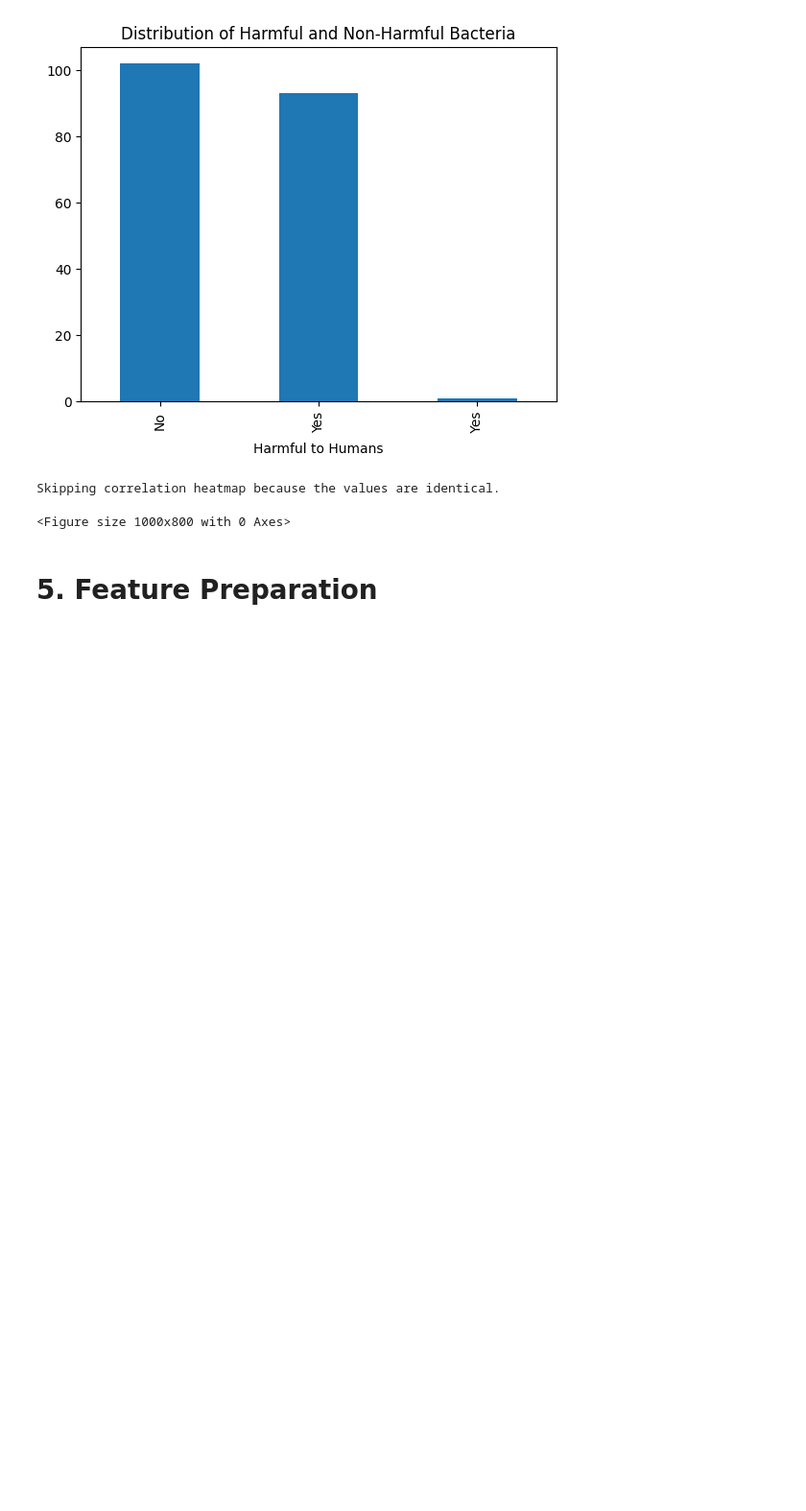
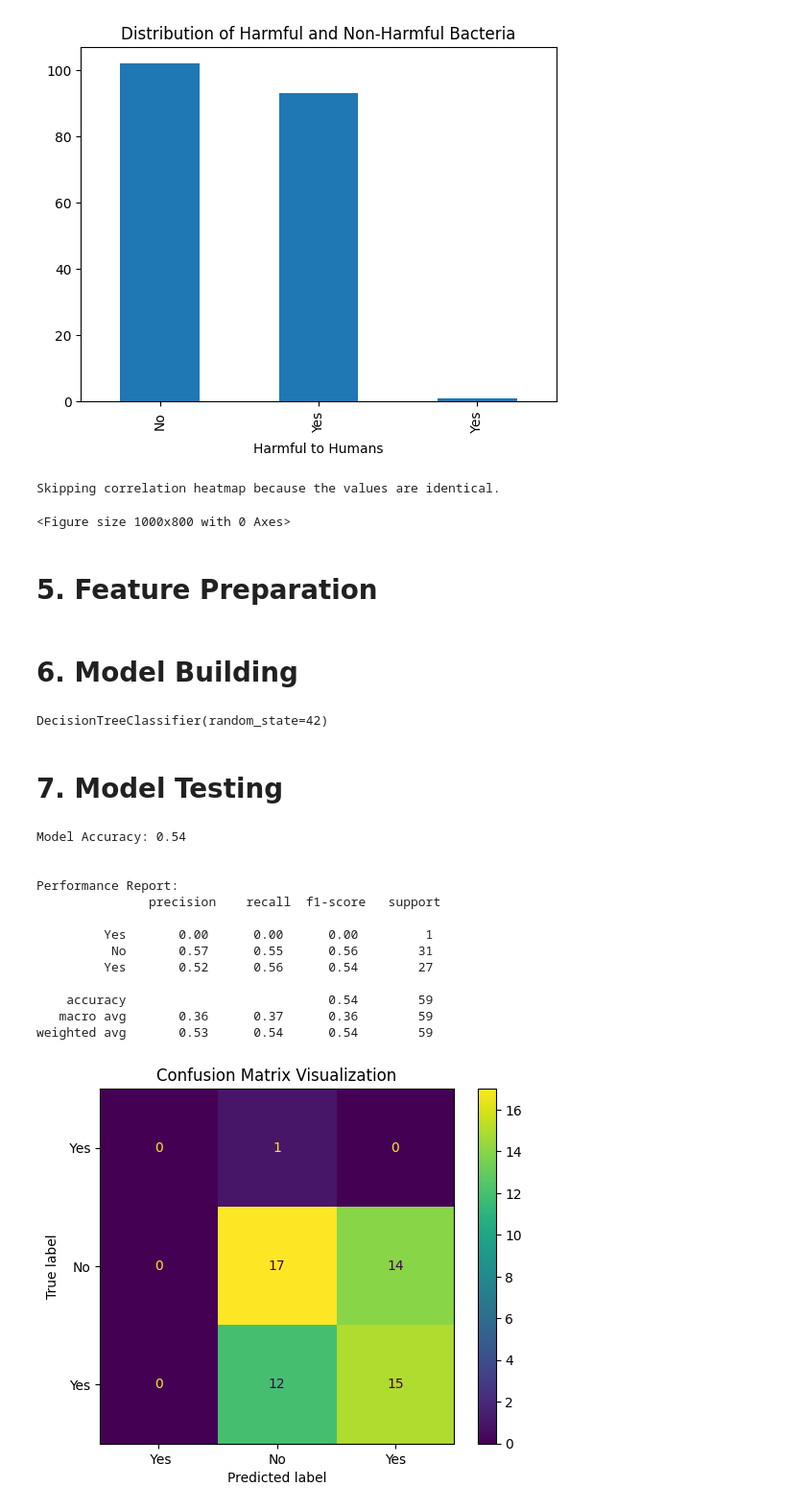
Before and after one commit to darwindc12/bacteria_analysis, a Jupyter notebook: Bacteria_Data_Analysis.ipynb, the cells around one changed output. Shown at 96% size. Drawn from its saved outputs; the diff is of its cells as text; code cells hidden in the pictures; blank space fills up the shorter version.

Commit message:
feat: add machine learning model training and testing

```diff
--- a/Bacteria_Data_Analysis.ipynb
+++ b/Bacteria_Data_Analysis.ipynb
@@ -114,3 +114,47 @@ y = df['Harmful_encoded']
 # Normalize the feature values
 scaler = StandardScaler()
 X_scaled = scaler.fit_transform(X)
+# %% [markdown]
+# 6. **Model Building**
+# %%
+# Split the data into training and testing sets
+X_train, X_test, y_train, y_test = train_test_split(X_scaled, y, test_size=0.3, random_state=42)
+
+# Create and train the model
+model = DecisionTreeClassifier(random_state=42)
+model.fit(X_train, y_train)
+# %% [output]
+DecisionTreeClassifier(random_state=42)
+# %% [markdown]
+# 7. **Model Testing**
+# %%
+# Generate predictions using the test set
+y_pred = model.predict(X_test)
+
+# Evaluate model accuracy
+accuracy = accuracy_score(y_test, y_pred)
+print(f"\nModel Accuracy: {accuracy:.2f}\n")
+
+# Display a detailed report of model performance
+print("\nPerformance Report:\n", classification_report(y_test, y_pred, target_names=encoder_harmful.classes_, zero_division=0))
+
+
+# Display confusion matrix
+disp = ConfusionMatrixDisplay.from_predictions(y_test, y_pred, display_labels=encoder_harmful.classes_)
+plt.title("Confusion Matrix Visualization")
+plt.show()
+# %% [output]
+Model Accuracy: 0.54
+
+
+Performance Report:
+               precision    recall  f1-score   support
+
+         Yes       0.00      0.00      0.00         1
+          No       0.57      0.55      0.56        31
+         Yes       0.52      0.56      0.54        27
+
+    accuracy                           0.54        59
+   macro avg       0.36      0.37      0.36        59
+weighted avg       0.53      0.54      0.54        59
+[figure, added]
```
